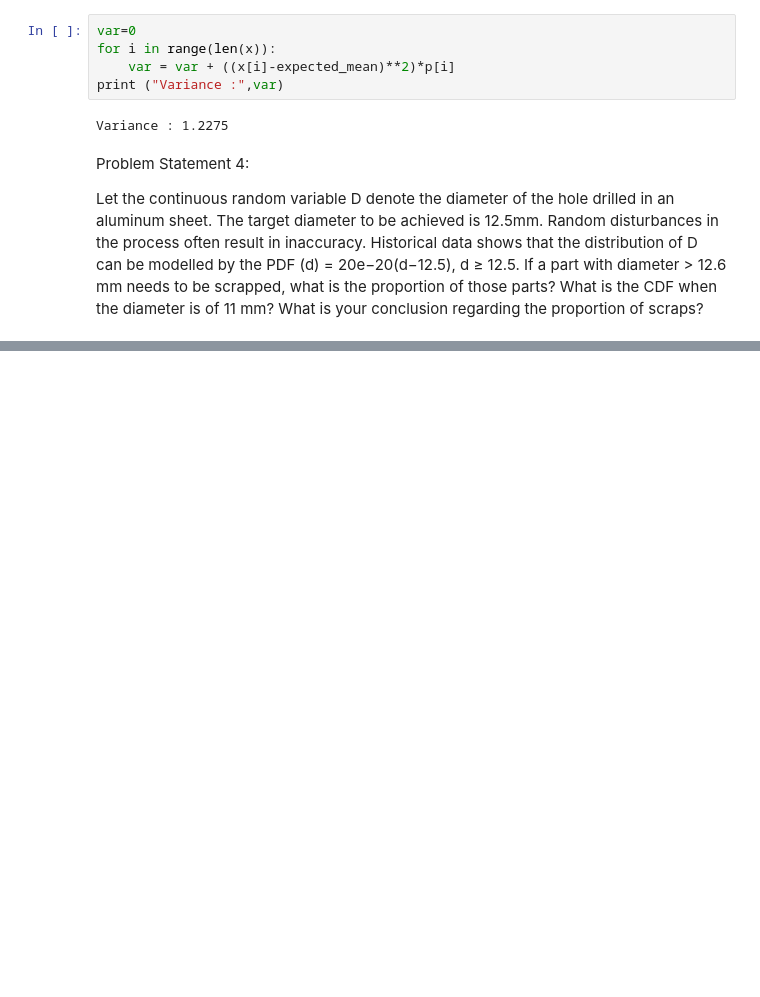
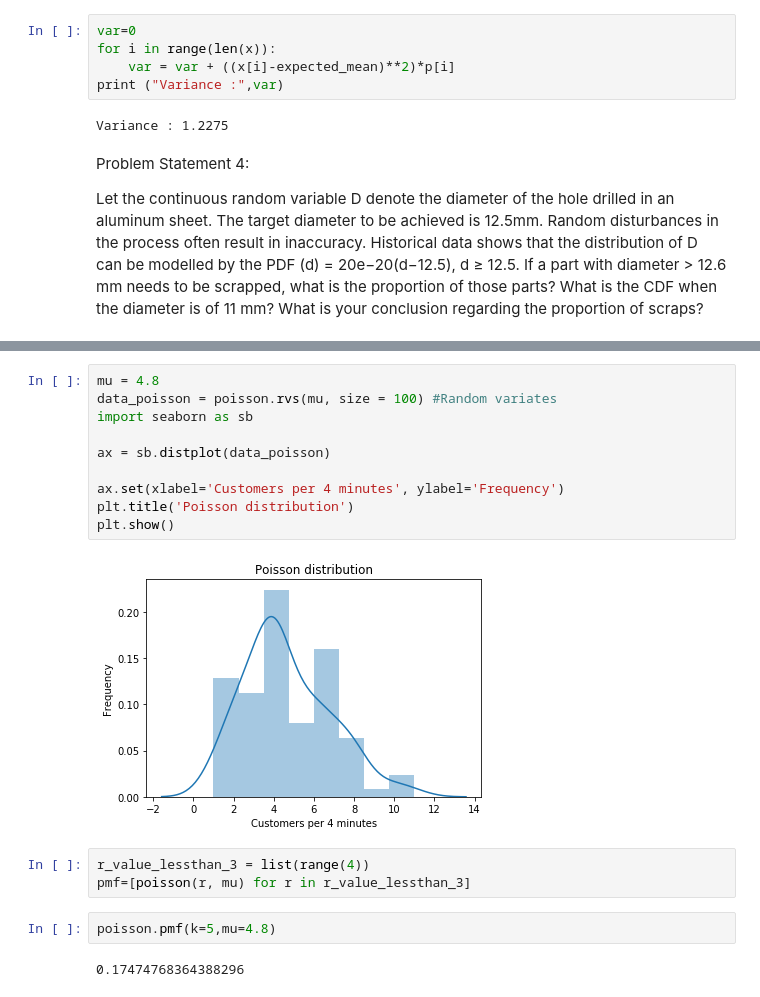
Before and after one commit to lbirla/statistics-Assignment, a Jupyter notebook: Assignment_stat_1.ipynb, the cells around one changed output, grey strips where cells are left out. Cells and saved outputs as stored; diff of their text form; blank space fills up the shorter version.

```diff
--- a/Assignment_stat_1.ipynb
+++ b/Assignment_stat_1.ipynb
@@ -125,0 +202,19 @@ associated with it.
+# %%
+mu = 4.8
+data_poisson = poisson.rvs(mu, size = 100) #Random variates
+import seaborn as sb
+
+ax = sb.distplot(data_poisson)
+
+ax.set(xlabel='Customers per 4 minutes', ylabel='Frequency')
+plt.title('Poisson distribution')
+plt.show()
+# %% [output]
+[figure, added]
+# %%
+r_value_lessthan_3 = list(range(4))
+pmf=[poisson(r, mu) for r in r_value_lessthan_3]
+# %%
+poisson.pmf(k=5,mu=4.8)
+# %% [output]
+0.17474768364388296
```
Also changed, not shown: parts of 36 cells of this notebook, 7 other files.
